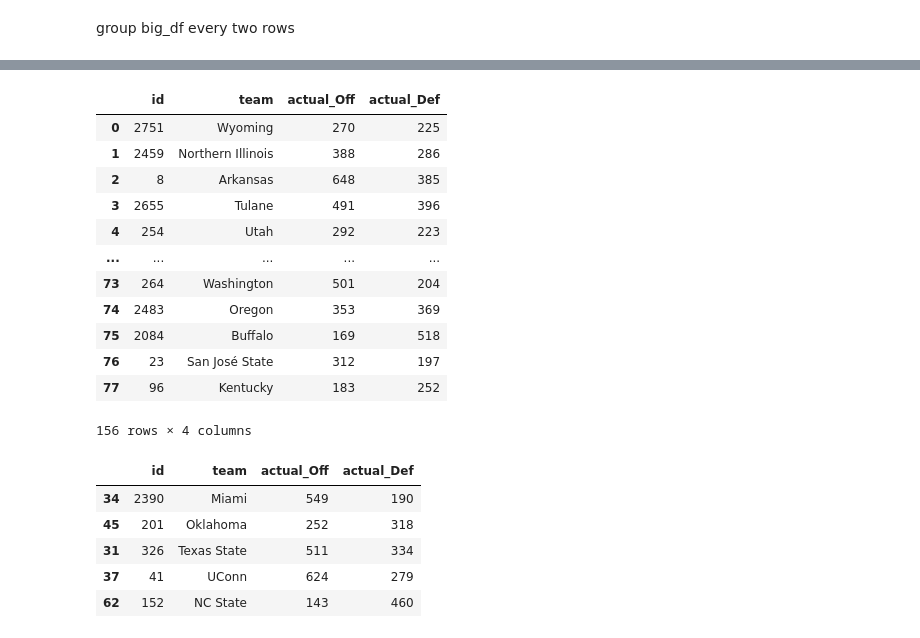
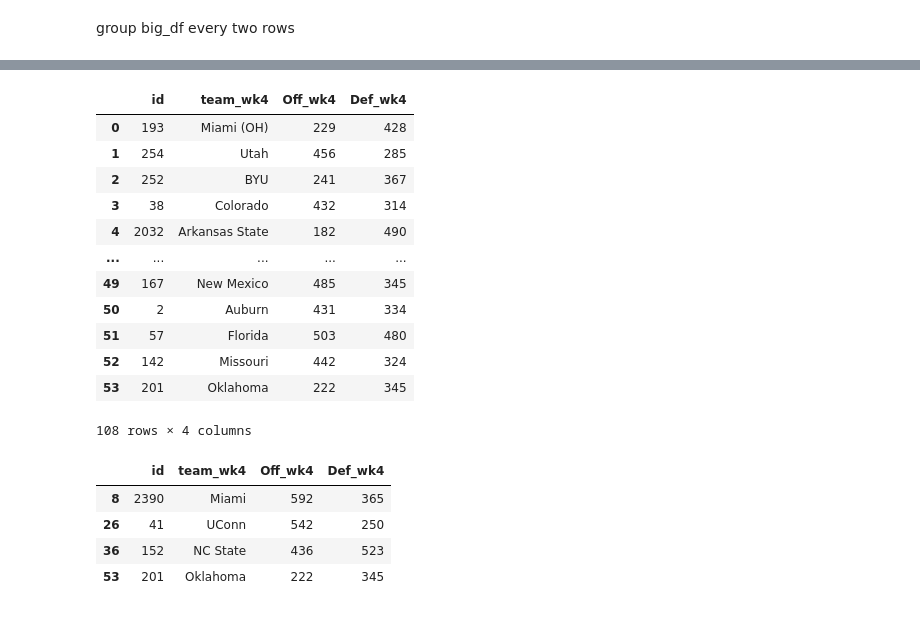
Before and after one commit to r-craig73/cfb_data_wrangling, a Jupyter notebook: cfb_week_detailed_stats_jsons_to_dataframe.ipynb, the cells around one changed output, grey strips where cells are left out. Saved outputs shown, nothing was run; the diff lists cells and outputs as text; code cells hidden in the pictures.

Commit message:
able to export weekly CSV yards and merge weeks into a large DataFrame, some issues with duplicate teams and week0 conflicts

```diff
--- a/cfb_week_detailed_stats_jsons_to_dataframe.ipynb
+++ b/cfb_week_detailed_stats_jsons_to_dataframe.ipynb
@@ -205,37 +223,39 @@ cfb_weekly_total_Yards
 # %%
 # Create a DataFrame sorted by team0.id (N rows x 4 columns)
 # Columns: team | team_id | offense_yards | defense_yards
 team0_total_yards = cfb_weekly_total_Yards[['team0.id', 'team0', 'team0.totalYards', 'team1.totalYards']]
-team0_total_yards.columns = ['id', 'team', 'actual_Off', 'actual_Def']
+team0_total_yards.columns = ['id', 'team_wk4', 'Off_wk4', 'Def_wk4']
 
 # Create a DataFrame sorted by team1.id (N rows x 4 columns)
 team1_total_yards = cfb_weekly_total_Yards[['team1.id', 'team1', 'team1.totalYards', 'team0.totalYards']]
-team1_total_yards.columns = ['id', 'team', 'actual_Off', 'actual_Def']
+team1_total_yards.columns = ['id', 'team_wk4', 'Off_wk4', 'Def_wk4']
 
 # Append rows of team0 & team1 DataFrames
 actual_off_def = pd.concat([team0_total_yards, team1_total_yards])
+
+# Write DataFrame to a CSV file
+actual_off_def.to_csv('2024_cfb_JSON-CSV/2024-week4-teams-off-def.csv', index=False)
 actual_off_def
 # %% [output]
-|  | id | team | actual_Off | actual_Def |
-| 0 | 2751 | Wyoming | 270 | 225 |
-| 1 | 2459 | Northern Illinois | 388 | 286 |
-| 2 | 8 | Arkansas | 648 | 385 |
-| 3 | 2655 | Tulane | 491 | 396 |
-| 4 | 254 | Utah | 292 | 223 |
+|  | id | team_wk4 | Off_wk4 | Def_wk4 |
+| 0 | 193 | Miami (OH) | 229 | 428 |
+| 1 | 254 | Utah | 456 | 285 |
+| 2 | 252 | BYU | 241 | 367 |
+| 3 | 38 | Colorado | 432 | 314 |
+| 4 | 2032 | Arkansas State | 182 | 490 |
 | ... | ... | ... | ... | ... |
-| 73 | 264 | Washington | 501 | 204 |
-| 74 | 2483 | Oregon | 353 | 369 |
-| 75 | 2084 | Buffalo | 169 | 518 |
-| 76 | 23 | San José State | 312 | 197 |
-| 77 | 96 | Kentucky | 183 | 252 |
+| 49 | 167 | New Mexico | 485 | 345 |
+| 50 | 2 | Auburn | 431 | 334 |
+| 51 | 57 | Florida | 503 | 480 |
+| 52 | 142 | Missouri | 442 | 324 |
+| 53 | 201 | Oklahoma | 222 | 345 |
-156 rows × 4 columns
+108 rows × 4 columns
 # %%
 # find certain team(s)
 actual_off_def.query('id == 41 or id == 152 or id == 201 or id == 326 or id == 2390')
 # %% [output]
-|  | id | team | actual_Off | actual_Def |
-| 34 | 2390 | Miami | 549 | 190 |
-| 45 | 201 | Oklahoma | 252 | 318 |
-| 31 | 326 | Texas State | 511 | 334 |
-| 37 | 41 | UConn | 624 | 279 |
-| 62 | 152 | NC State | 143 | 460 |
+|  | id | team_wk4 | Off_wk4 | Def_wk4 |
+| 8 | 2390 | Miami | 592 | 365 |
+| 26 | 41 | UConn | 542 | 250 |
+| 36 | 152 | NC State | 436 | 523 |
+| 53 | 201 | Oklahoma | 222 | 345 |
```
Also changed, not shown: parts of 9 cells of this notebook.
